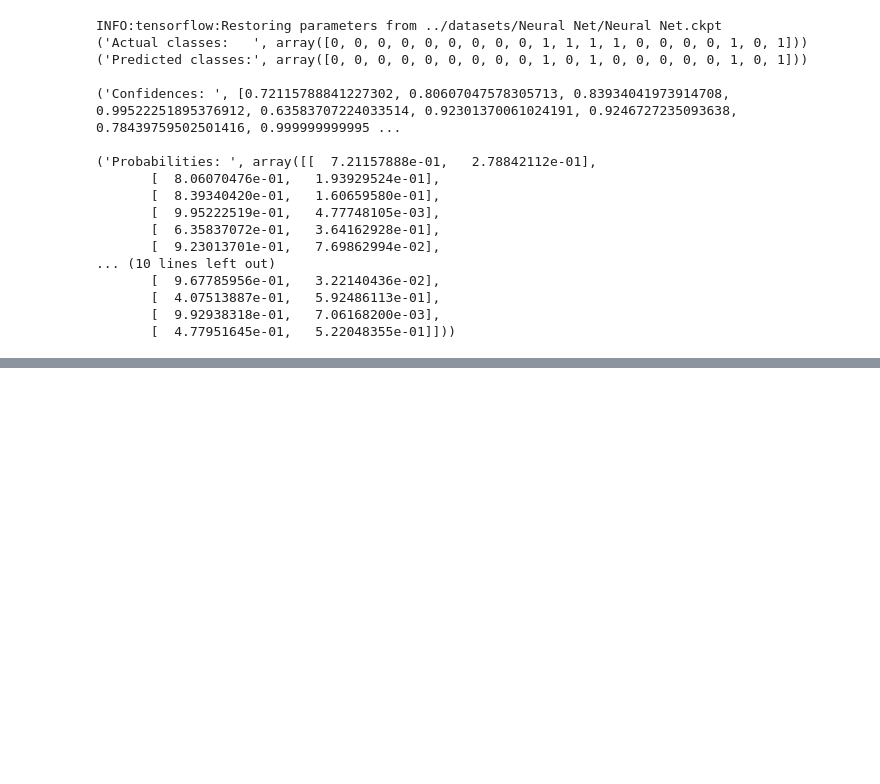
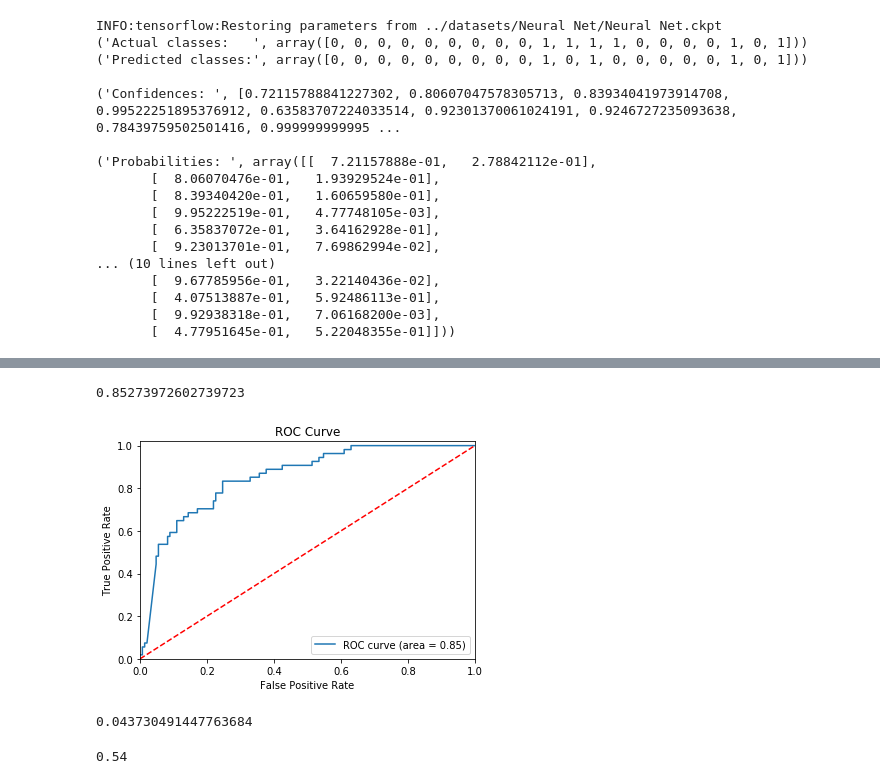
Before and after one commit to john-boyer-phd/TensorFlow-Samples, a Jupyter notebook: Neural Net/Bankloan Notebook.ipynb, the cells around one changed output, grey strips where cells are left out. Drawn from its saved outputs; the diff is of its cells as text; code cells hidden in the pictures; blank space fills up the shorter version.

Commit message:
Added neural net quality measurements
ROC curve and AUC. Also added confidence tuning sample code that adjusts to maximize accuracy of TPR.

```diff
--- a/Neural Net/Bankloan Notebook.ipynb
+++ b/Neural Net/Bankloan Notebook.ipynb
@@ -244,7 +247,8 @@ with tf.Session() as training_session:
 # Restore the saved model and use it to perform inference on a "received" new set of data
 
 # We will simulate "receiving" the new data by taking a slice of the test set.
-predictors_received = predictors_test[20:40]
+##predictors_received = predictors_test[20:40]
+predictors_received = predictors_test[:]
 
 import tensorflow as tf_inference
 
@@ -263,11 +267,14 @@ with tf_inference.Session() as inference_session:
     confidences = [p[dependent_pred[i]] for i, p in enumerate(dependent_prob)]
 
 print("Actual classes:   ", dependent_test[20:40])
-print("Predicted classes:", dependent_pred)
+## print("Predicted classes:", dependent_pred)
+print("Predicted classes:", dependent_pred[20:40])
 print("")
-print("Confidences: ", confidences)
+## print("Confidences: ", confidences)
+print("Confidences: ", confidences[20:40])
 print("")
-print("Probabilities: ", dependent_prob)
+## print("Probabilities: ", dependent_prob)
+print("Probabilities: ", dependent_prob[20:40])
 # %% [output]
 INFO:tensorflow:Restoring parameters from ../datasets/Neural Net/Neural Net.ckpt
 ('Actual classes:   ', array([0, 0, 0, 0, 0, 0, 0, 0, 0, 1, 1, 1, 1, 0, 0, 0, 0, 1, 0, 1]))
@@ -289 +305,63 @@ INFO:tensorflow:Restoring parameters from ../datasets/Neural Net/Neural Net.ckpt
+# %%
+# Now we're going to assess the quality of the neural net using ROC curve and AUC
+import matplotlib.pyplot as plt
+from sklearn.metrics import roc_curve, auc
+
+# send the actual dependent variable classifications for param 1,
+# and the confidences of the true classification for param 2.
+FPR, TPR, _ = roc_curve(dependent_test, dependent_prob[:, 1])
+
+# Calculate the area under the confidence ROC curve.
+# This area is equated with the probability that the classifier will rank
+# a randomly selected defaulter higher than a randomly selected non-defaulter.
+AUC = auc(FPR, TPR)
+
+# What is "good" can dependm but an AUC of 0.7+ is generally regarded as good,
+# and 0.8+ is generally regarded as being excellent
+AUC
+# %% [output]
+0.85273972602739723
+# %%
+# Now we'll plot the confidence ROC curve
+plt.figure()
+plt.plot(FPR, TPR, label='ROC curve (area = %0.2f)' % AUC)
+plt.plot([0, 1], [0, 1], 'r--')
+plt.xlim([0.0, 1.0])
+plt.ylim([0.0, 1.02])
+plt.xlabel('False Positive Rate')
+plt.ylabel('True Positive Rate')
+plt.title('ROC Curve')
+plt.legend(loc="lower right")
+plt.show()
+# %% [output]
+[figure, added]
+# %%
+# Say you want a model that is very accurate at recalling true positives (defaulters),
+# even if it gets a lot a false positives (non-defaulters). You might be automatically
+# excepting the false classifications and, for true classifications, you may send them
+# for human review rather than rejecting their loan applications.
+
+# The lowest confidence that can give 100% TPR on the test set is equal to the
+# true class with the lowest confidence, so we'll find that now
+defaulter_probs = [dependent_prob[i][1] for i, p in enumerate(dependent_test) if p == 1]
+min_conf = np.min(defaulter_probs)
+min_conf
+# %% [output]
+0.043730491447763684
+# %%
+# Each non-defaulter with a confidence at or above min_conf would be predicted
+# to be a defaulter (which would be a false positve prediction for a non-defaulter)
+
+non_defaulter_probs = [dependent_prob[i][1] for i, p in enumerate(dependent_test) if p == 0]
+false_positives = [x for x in non_defaulter_probs if x >= min_conf]
+
+total = len(defaulter_probs) + len(non_defaulter_probs)
+total_correct = total - len(false_positives)
+accuracy = float(total_correct) / total
+
+# Overall accuracy would suffer quite a bit, but this achieves
+# the desired high accuracy on true positive identification (defaulters)
+accuracy
+# %% [output]
+0.54
 # %%
```
Also changed, not shown: parts of 6 cells of this notebook.
